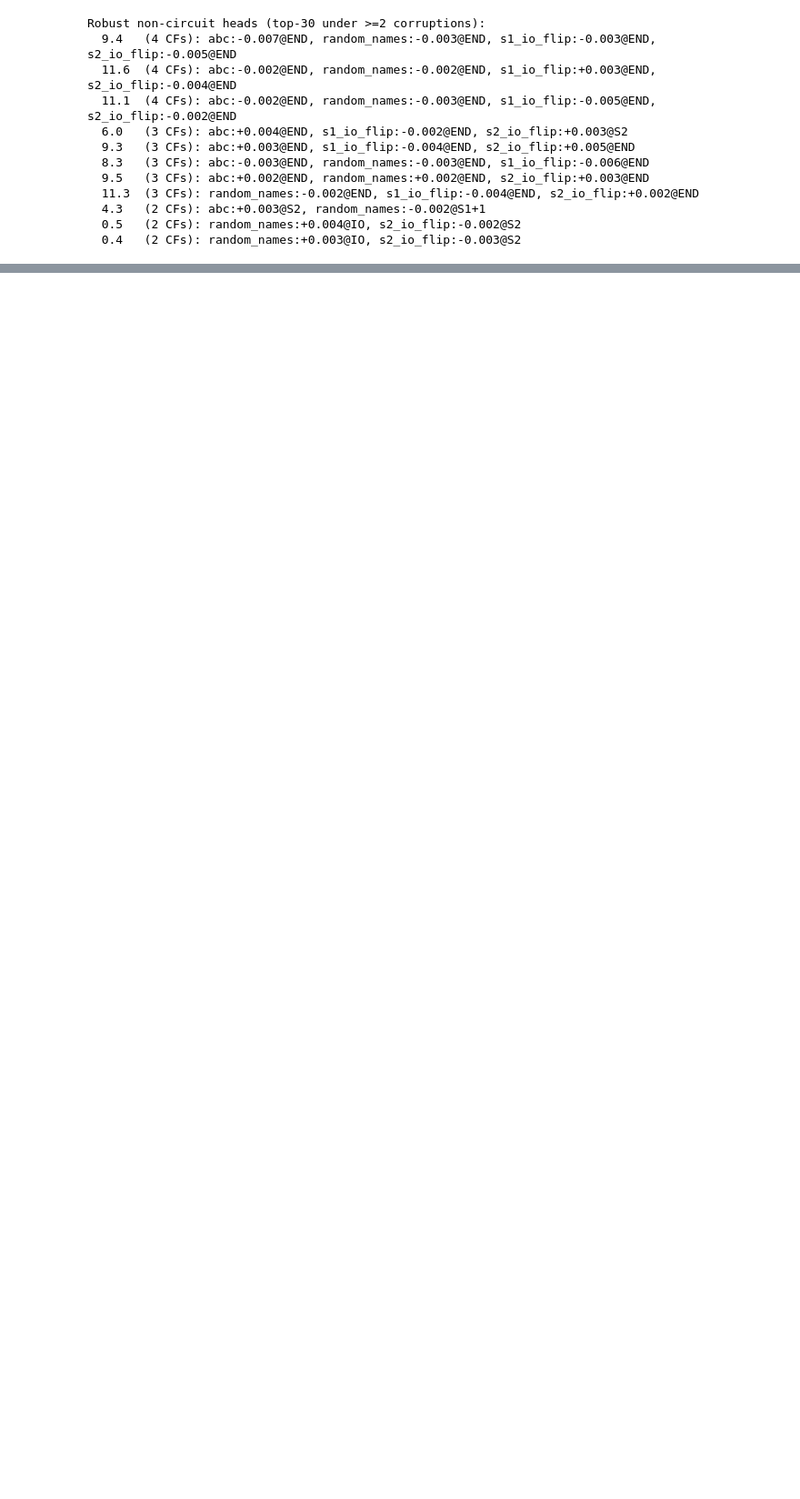
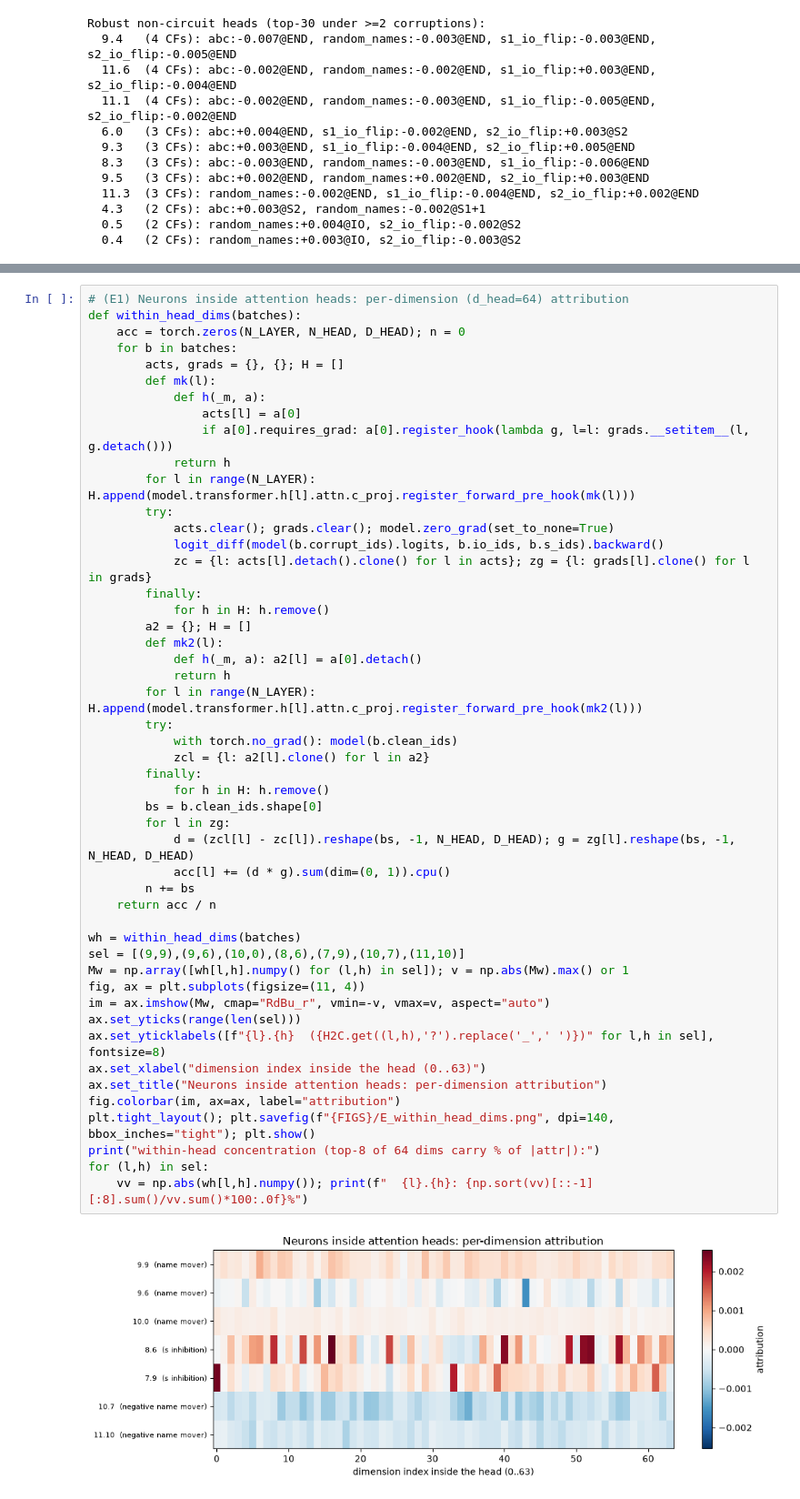
Before and after one commit to nahatav/gpt2-ioi-full-activations, a Jupyter notebook: ioi_full_activations.ipynb, the cells around one changed output, grey strips where cells are left out. Shown at 91% size. Cells and saved outputs as stored; diff of their text form; blank space fills up the shorter version.

```diff
--- a/ioi_full_activations.ipynb
+++ b/ioi_full_activations.ipynb
@@ -663,0 +715,51 @@ Robust non-circuit heads (top-30 under >=2 corruptions):
+# %%
+# (E1) Neurons inside attention heads: per-dimension (d_head=64) attribution
+def within_head_dims(batches):
+    acc = torch.zeros(N_LAYER, N_HEAD, D_HEAD); n = 0
+    for b in batches:
+        acts, grads = {}, {}; H = []
+        def mk(l):
+            def h(_m, a):
+                acts[l] = a[0]
+                if a[0].requires_grad: a[0].register_hook(lambda g, l=l: grads.__setitem__(l, g.detach()))
+            return h
+        for l in range(N_LAYER): H.append(model.transformer.h[l].attn.c_proj.register_forward_pre_hook(mk(l)))
+        try:
+            acts.clear(); grads.clear(); model.zero_grad(set_to_none=True)
+            logit_diff(model(b.corrupt_ids).logits, b.io_ids, b.s_ids).backward()
+            zc = {l: acts[l].detach().clone() for l in acts}; zg = {l: grads[l].clone() for l in grads}
+        finally:
+            for h in H: h.remove()
+        a2 = {}; H = []
+        def mk2(l):
+            def h(_m, a): a2[l] = a[0].detach()
+            return h
+        for l in range(N_LAYER): H.append(model.transformer.h[l].attn.c_proj.register_forward_pre_hook(mk2(l)))
+        try:
+            with torch.no_grad(): model(b.clean_ids)
+            zcl = {l: a2[l].clone() for l in a2}
+        finally:
+            for h in H: h.remove()
+        bs = b.clean_ids.shape[0]
+        for l in zg:
+            d = (zcl[l] - zc[l]).reshape(bs, -1, N_HEAD, D_HEAD); g = zg[l].reshape(bs, -1, N_HEAD, D_HEAD)
+            acc[l] += (d * g).sum(dim=(0, 1)).cpu()
+        n += bs
+    return acc / n
+
+wh = within_head_dims(batches)
+sel = [(9,9),(9,6),(10,0),(8,6),(7,9),(10,7),(11,10)]
+Mw = np.array([wh[l,h].numpy() for (l,h) in sel]); v = np.abs(Mw).max() or 1
+fig, ax = plt.subplots(figsize=(11, 4))
+im = ax.imshow(Mw, cmap="RdBu_r", vmin=-v, vmax=v, aspect="auto")
+ax.set_yticks(range(len(sel)))
+ax.set_yticklabels([f"{l}.{h}  ({H2C.get((l,h),'?').replace('_',' ')})" for l,h in sel], fontsize=8)
+ax.set_xlabel("dimension index inside the head (0..63)")
+ax.set_title("Neurons inside attention heads: per-dimension attribution")
+fig.colorbar(im, ax=ax, label="attribution")
+plt.tight_layout(); plt.savefig(f"{FIGS}/E_within_head_dims.png", dpi=140, bbox_inches="tight"); plt.show()
+print("within-head concentration (top-8 of 64 dims carry % of |attr|):")
+for (l,h) in sel:
+    vv = np.abs(wh[l,h].numpy()); print(f"  {l}.{h}: {np.sort(vv)[::-1][:8].sum()/vv.sum()*100:.0f}%")
+# %% [output]
+[figure, added]
```
Also changed, not shown: parts of 7 cells of this notebook, 4 other files.
